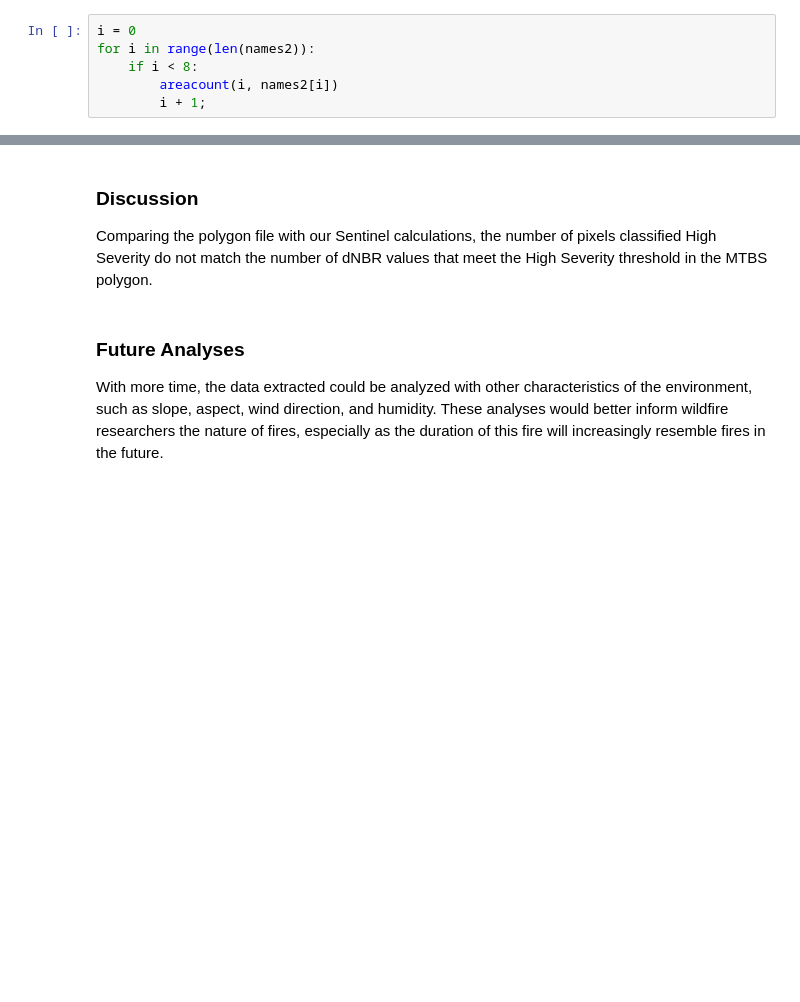
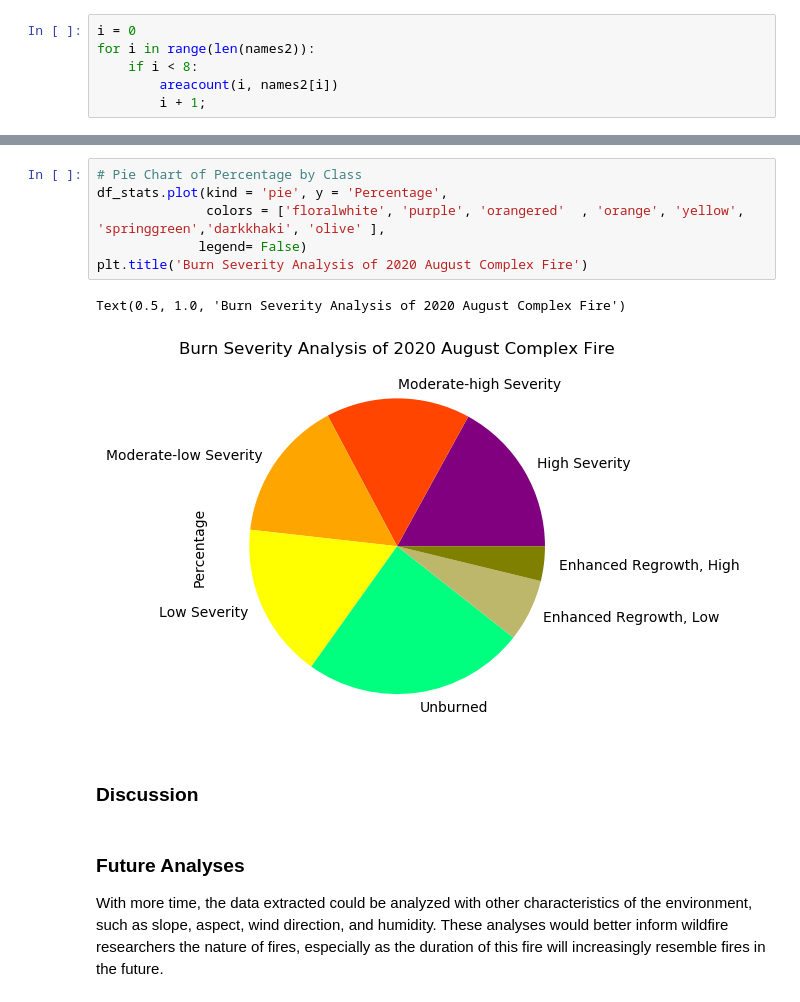
Before and after one commit to wsedgwick/eds220-burn-scar-analysis, a Jupyter notebook: SentinelNBR.ipynb, the cells around one changed output, grey strips where cells are left out. Saved outputs shown, nothing was run; the diff lists cells and outputs as text; blank space fills up the shorter version.

```diff
--- a/SentinelNBR.ipynb
+++ b/SentinelNBR.ipynb
@@ -354,7 +457,14 @@ Burned Area by Severity Class [{'Class': 'NA', 'Pixels': <ee.ee_number.Number ob
+# %%
+# Pie Chart of Percentage by Class
+df_stats.plot(kind = 'pie', y = 'Percentage',
+              colors = ['floralwhite', 'purple', 'orangered'  , 'orange', 'yellow', 'springgreen','darkkhaki', 'olive' ],
+             legend= False)
+plt.title('Burn Severity Analysis of 2020 August Complex Fire')
+# %% [output]
+Text(0.5, 1.0, 'Burn Severity Analysis of 2020 August Complex Fire')
+[figure, added]
 # %% [markdown]
 ### Discussion
-
-Comparing the polygon file with our Sentinel calculations, the number of pixels classified High Severity do not match the number of dNBR values that meet the High Severity threshold in the MTBS polygon.
 # %% [markdown]
 ### Future Analyses
 
```
Also changed, not shown: parts of 57 cells of this notebook.
